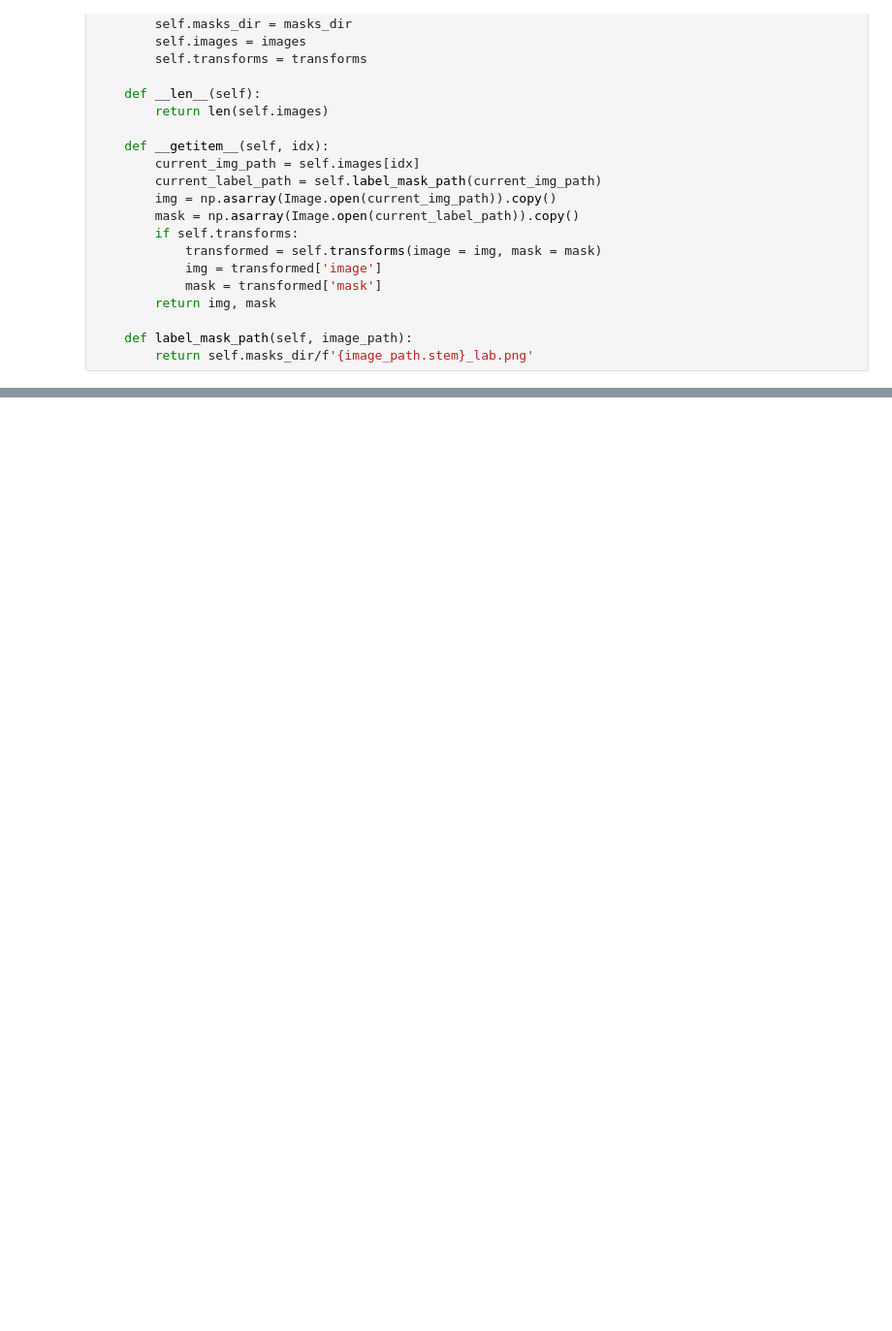
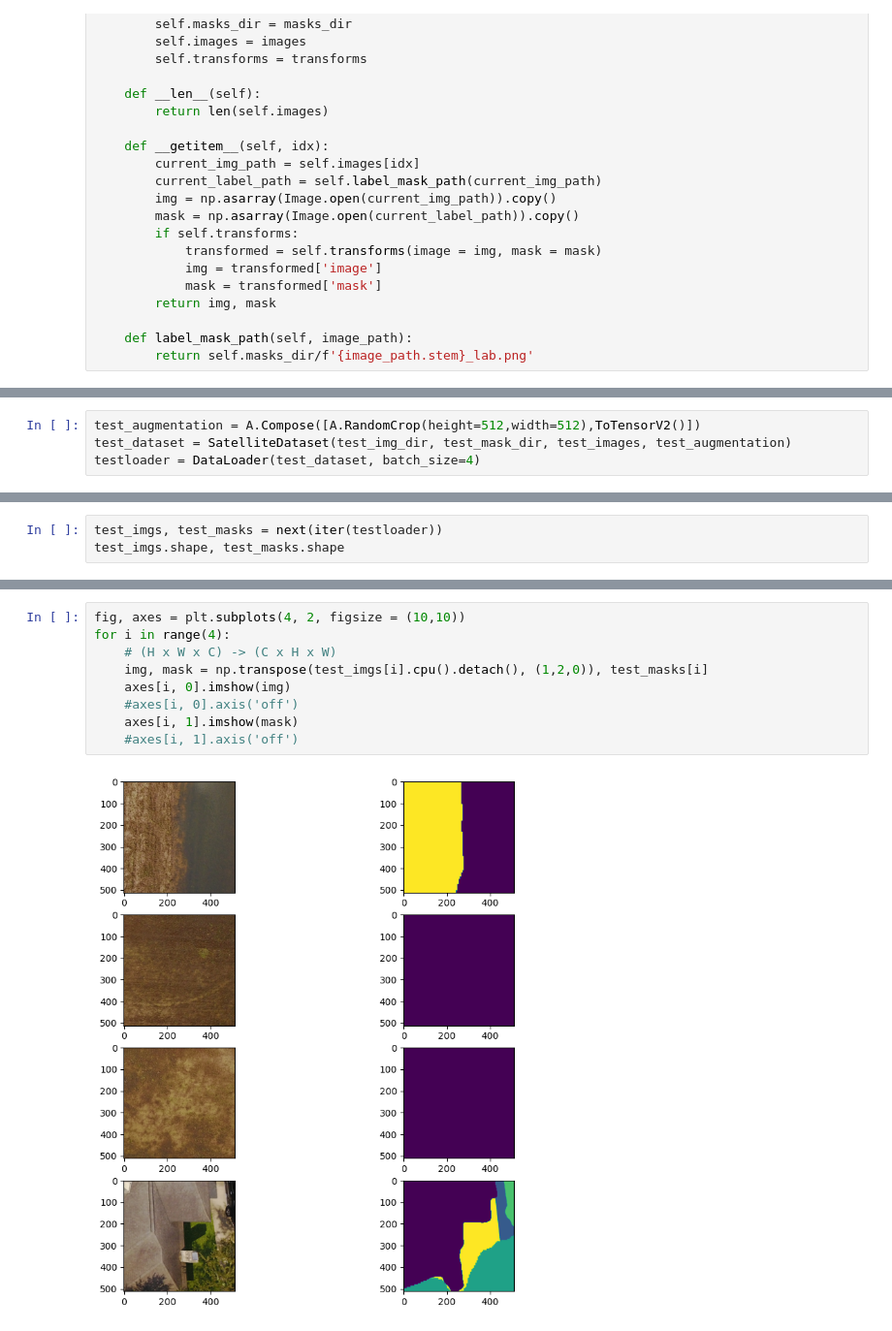
Before and after one commit to AniTho/scene_graph, a Jupyter notebook: work.ipynb, the cells around one changed output, grey strips where cells are left out. Shown: that part at 97% size. Cells and saved outputs as stored; diff of their text form; blank space fills up the shorter version.

```diff
--- a/work.ipynb
+++ b/work.ipynb
@@ -102,0 +120,4 @@ trainloader = DataLoader(train_dataset, batch_size = 16, shuffle=True, num_worke
+# %%
+test_augmentation = A.Compose([A.RandomCrop(height=512,width=512),ToTensorV2()])
+test_dataset = SatelliteDataset(test_img_dir, test_mask_dir, test_images, test_augmentation)
+testloader = DataLoader(test_dataset, batch_size=4)
@@ -107,0 +135,3 @@ imgs.shape, masks.shape
+# %%
+test_imgs, test_masks = next(iter(testloader))
+test_imgs.shape, test_masks.shape
@@ -117,0 +151,11 @@ for i in range(4):
+# %%
+fig, axes = plt.subplots(4, 2, figsize = (10,10))
+for i in range(4):
+    # (H x W x C) -> (C x H x W)
+    img, mask = np.transpose(test_imgs[i].cpu().detach(), (1,2,0)), test_masks[i]
+    axes[i, 0].imshow(img)
+    #axes[i, 0].axis('off')
+    axes[i, 1].imshow(mask)
+    #axes[i, 1].axis('off')
+# %% [output]
+[figure, added]
```
Also changed, not shown: parts of 27 cells of this notebook.
